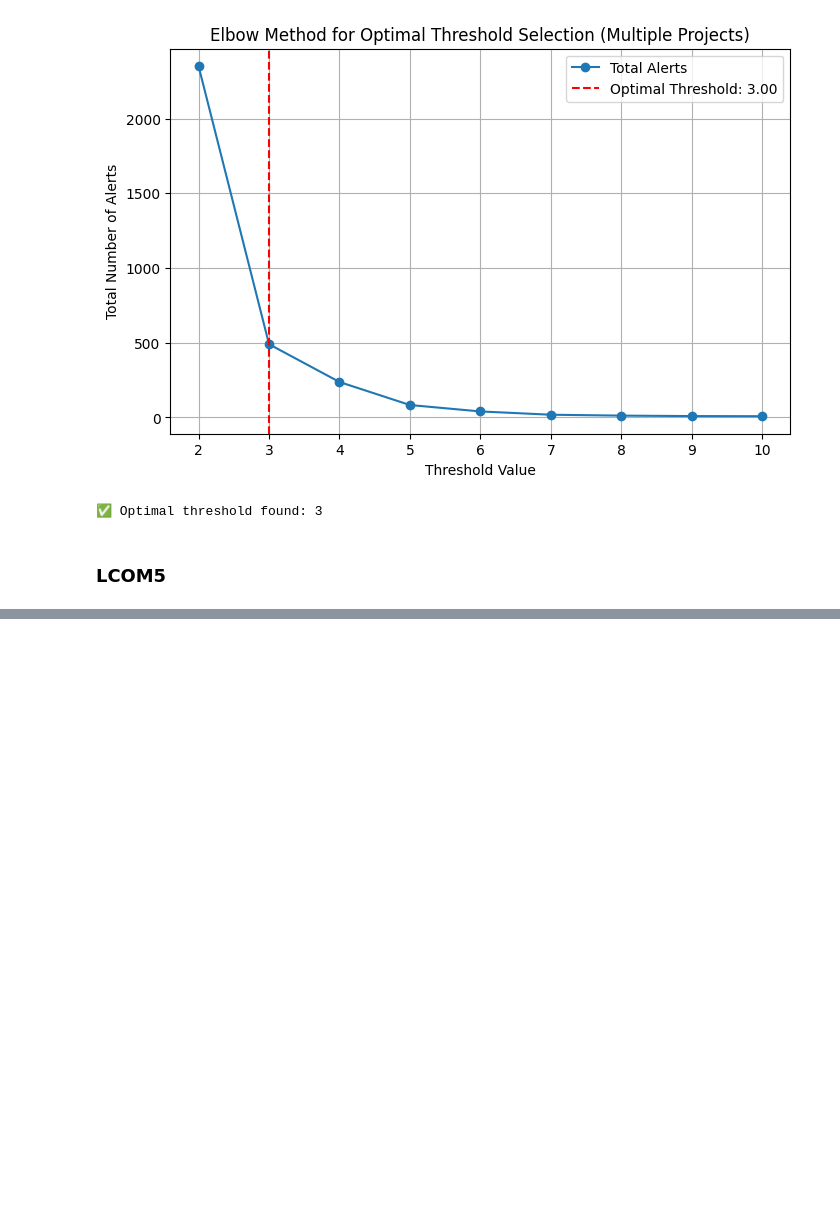
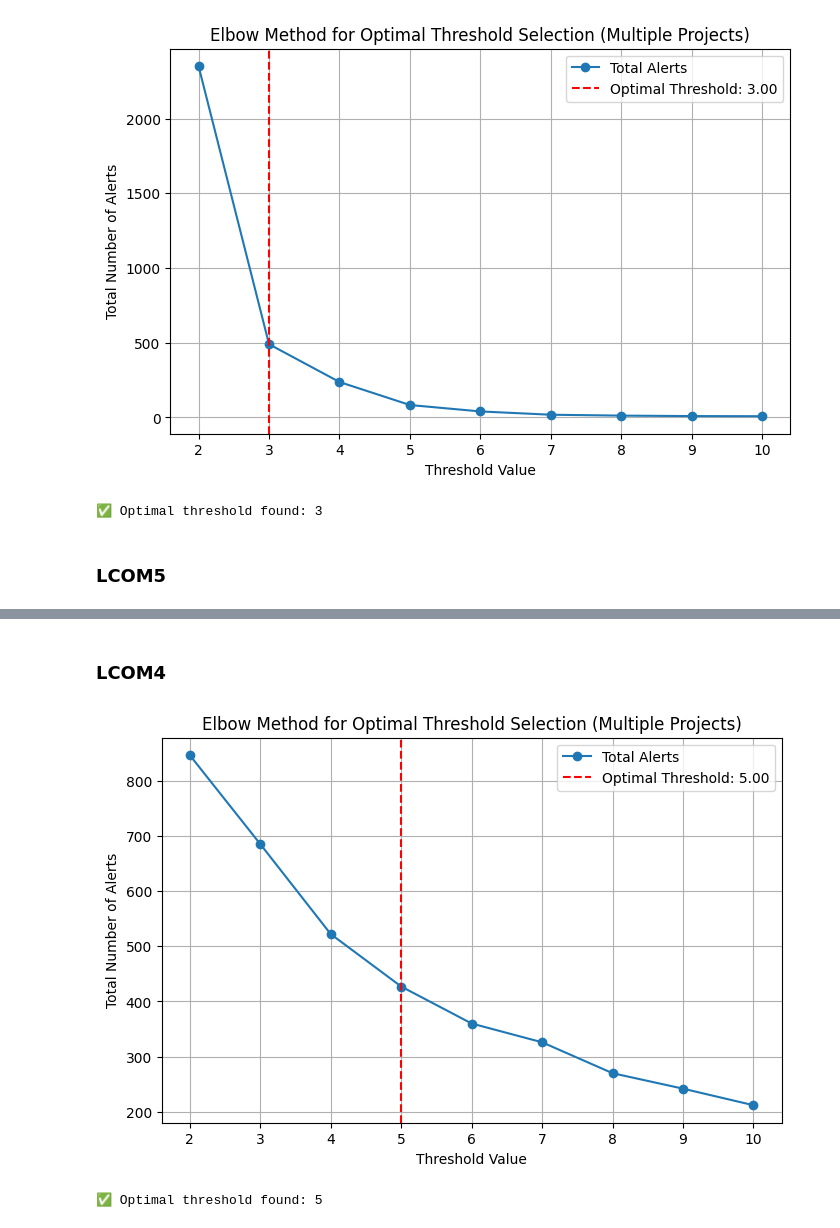
Before and after one commit to petercsaszar/code-metrics, a Jupyter notebook: gitlab_extractor/visualize_threshold.ipynb, the cells around one changed output, grey strips where cells are left out. Cells and saved outputs as stored; diff of their text form; code cells hidden in the pictures; blank space fills up the shorter version.

```diff
--- a/gitlab_extractor/visualize_threshold.ipynb
+++ b/gitlab_extractor/visualize_threshold.ipynb
@@ -123,0 +133,21 @@ print(f"✅ Optimal threshold found: {knee.knee}")
+# %% [markdown]
+### LCOM4
+# %%
+# Find the elbow point
+knee = KneeLocator(lcom4_x, lcom4_y, curve="convex", direction="decreasing")
+
+# Plot the results
+plt.figure(figsize=(8, 5))
+plt.plot(lcom4_x, lcom4_y, marker='o', label="Total Alerts")
+plt.axvline(x=knee.knee, color='r', linestyle="--", label=f"Optimal Threshold: {knee.knee:.2f}")
+plt.xlabel("Threshold Value")
+plt.ylabel("Total Number of Alerts")
+plt.title("Elbow Method for Optimal Threshold Selection (Multiple Projects)")
+plt.legend()
+plt.grid(True)
+plt.show()
+
+print(f"✅ Optimal threshold found: {knee.knee}")
+# %% [output]
+[figure, added]
+✅ Optimal threshold found: 5
```
Also changed, not shown: parts of 3 cells of this notebook, 16 other files.
